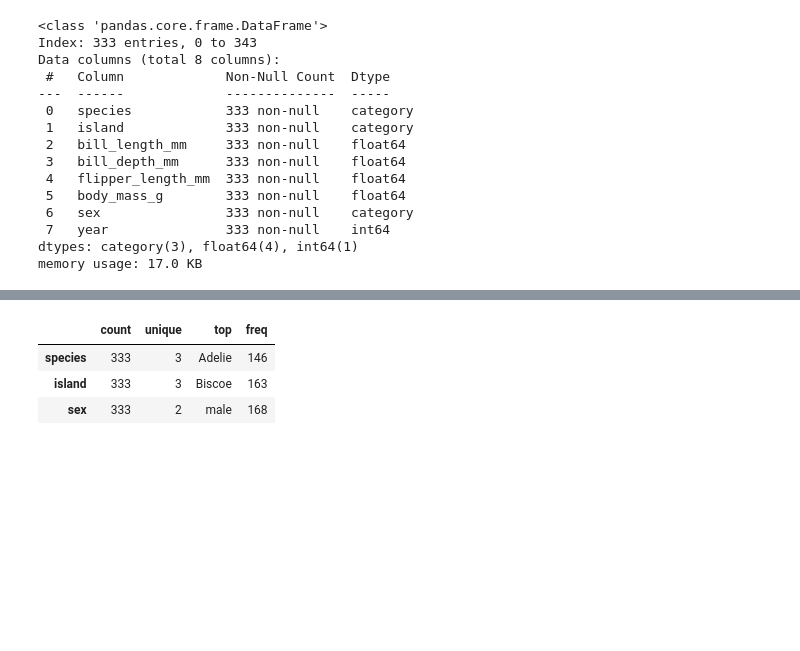
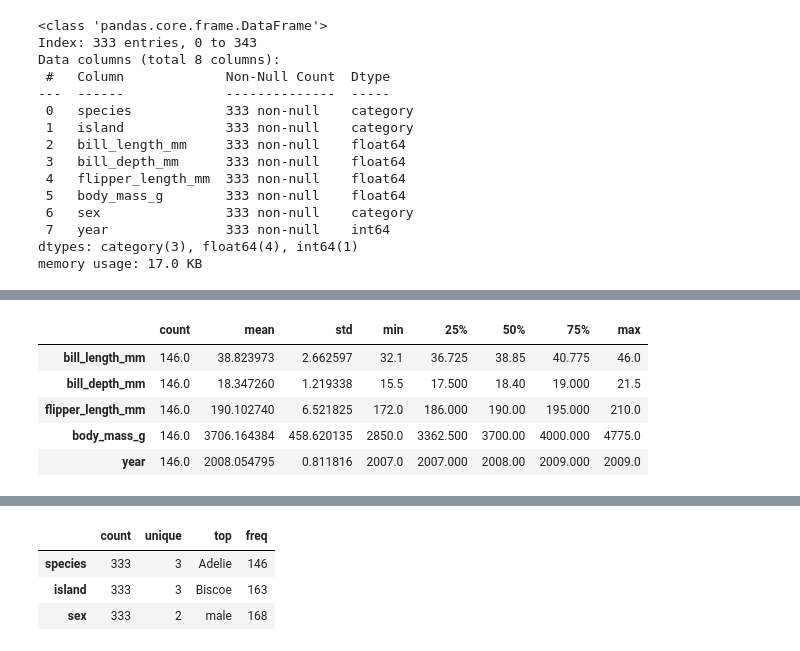
Before and after one commit to SantigoTP/clases_4geeks, a Jupyter notebook: notebooks/04_descriptive_statistics.ipynb, the cells around one changed output, grey strips where cells are left out. Drawn from its saved outputs; the diff is of its cells as text; code cells hidden in the pictures; blank space fills up the shorter version.

```diff
--- a/notebooks/04_descriptive_statistics.ipynb
+++ b/notebooks/04_descriptive_statistics.ipynb
@@ -88,0 +98,9 @@ memory usage: 17.0 KB
+# %%
+df [ df["species"] == "Adelie"].describe().T
+# %% [output]
+|  | count | mean | std | min | 25% | 50% | 75% | max |
+| bill_length_mm | 146.0 | 38.823973 | 2.662597 | 32.1 | 36.725 | 38.85 | 40.775 | 46.0 |
+| bill_depth_mm | 146.0 | 18.347260 | 1.219338 | 15.5 | 17.500 | 18.40 | 19.000 | 21.5 |
+| flipper_length_mm | 146.0 | 190.102740 | 6.521825 | 172.0 | 186.000 | 190.00 | 195.000 | 210.0 |
+| body_mass_g | 146.0 | 3706.164384 | 458.620135 | 2850.0 | 3362.500 | 3700.00 | 4000.000 | 4775.0 |
+| year | 146.0 | 2008.054795 | 0.811816 | 2007.0 | 2007.000 | 2008.00 | 2009.000 | 2009.0 |
```
Also changed, not shown: parts of 4 cells of this notebook.
